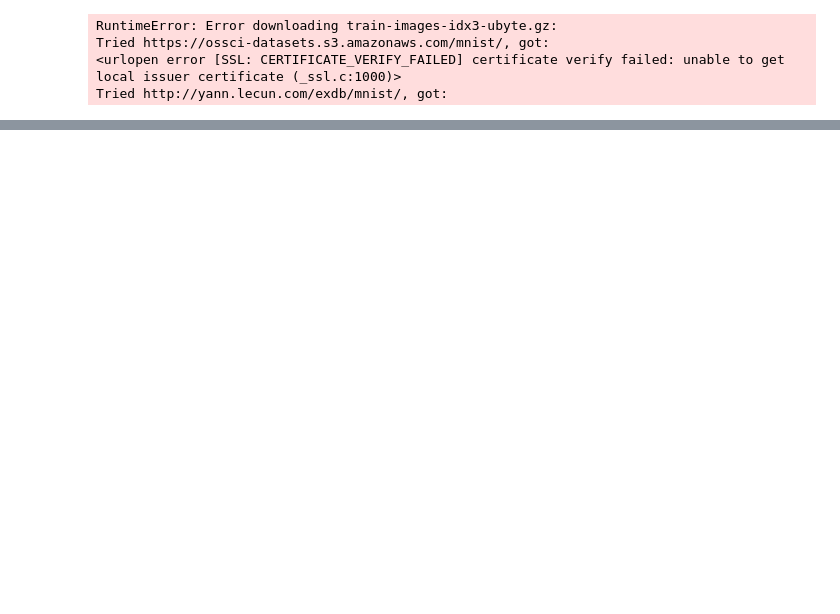
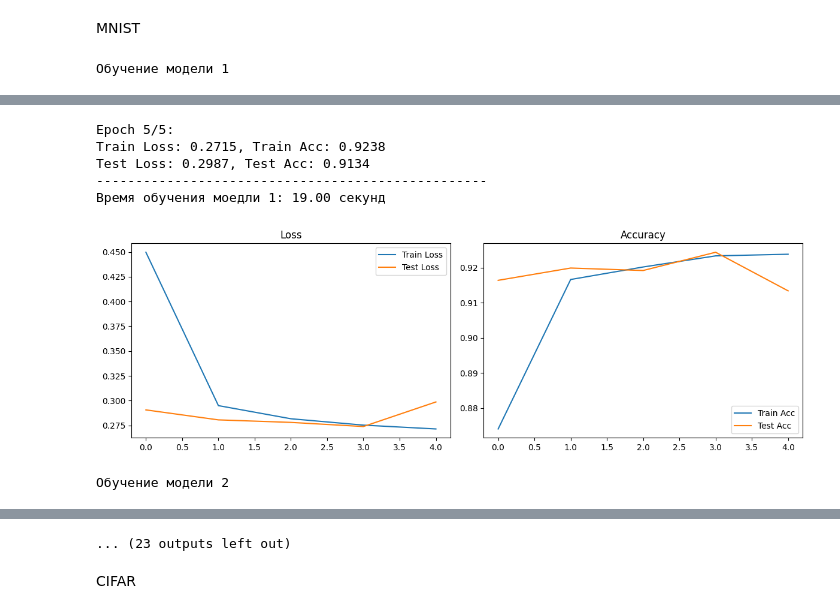
Before and after one commit to ecocoo/ML_summer_Prac, a Jupyter notebook: Lessons_3/HW/homework_depth_experiments.ipynb, the cells around one changed output, grey strips where cells are left out. Saved outputs shown, nothing was run; the diff lists cells and outputs as text; code cells hidden in the pictures; blank space fills up the shorter version.

```diff
--- a/Lessons_3/HW/homework_depth_experiments.ipynb
+++ b/Lessons_3/HW/homework_depth_experiments.ipynb
@@ -1,3 +13,5 @@
+# %% [markdown]
+MNIST
 # %%
 import time
 from datasets import get_mnist_loaders
@@ -19,23 +33,20 @@ configs = [
 
 # Обучение и анализ каждой модели
 for i, config in enumerate(configs):
-    print(f"Training model {i + 1}")
+    print(f"Обучение модели {i + 1}")
 
-    model = FullyConnectedModel(layers=config['layers']).to(device)
+    model = FullyConnectedModel(layers=config['layers'])
 
     start_time = time.time()  # Засекаем время начала
 
-    history = train_model(model, train_loader, test_loader, epochs=5, device=str(device))
+    history = train_model(model, train_loader, test_loader, epochs=5)
 
     end_time = time.time()  # Засекаем время окончания
     training_time = end_time - start_time  # Время обучения
 
-    print(f"Training time for model {i + 1}: {training_time:.2f} seconds")
+    print(f"Время обучения моедли {i + 1}: {training_time:.2f} секунд")
 
     # Визуализируем кривые обучения
     plot_training_history(history)
 # %% [output]
-RuntimeError: Error downloading train-images-idx3-ubyte.gz:
-Tried https://ossci-datasets.s3.amazonaws.com/mnist/, got:
-<urlopen error [SSL: CERTIFICATE_VERIFY_FAILED] certificate verify failed: unable to get local issuer certificate (_ssl.c:1000)>
-Tried http://yann.lecun.com/exdb/mnist/, got:
+Обучение модели 1
@@ -41,0 +69,7 @@ Tried http://yann.lecun.com/exdb/mnist/, got:
+Epoch 5/5:
+Train Loss: 0.2715, Train Acc: 0.9238
+Test Loss: 0.2987, Test Acc: 0.9134
+--------------------------------------------------
+Время обучения моедли 1: 19.00 секунд
+[figure, added]
+Обучение модели 2
@@ -41,0 +92,3 @@ Tried http://yann.lecun.com/exdb/mnist/, got:
+... (23 outputs left out)
+# %% [markdown]
+CIFAR
```
Also changed, not shown: parts of 8 cells of this notebook.
